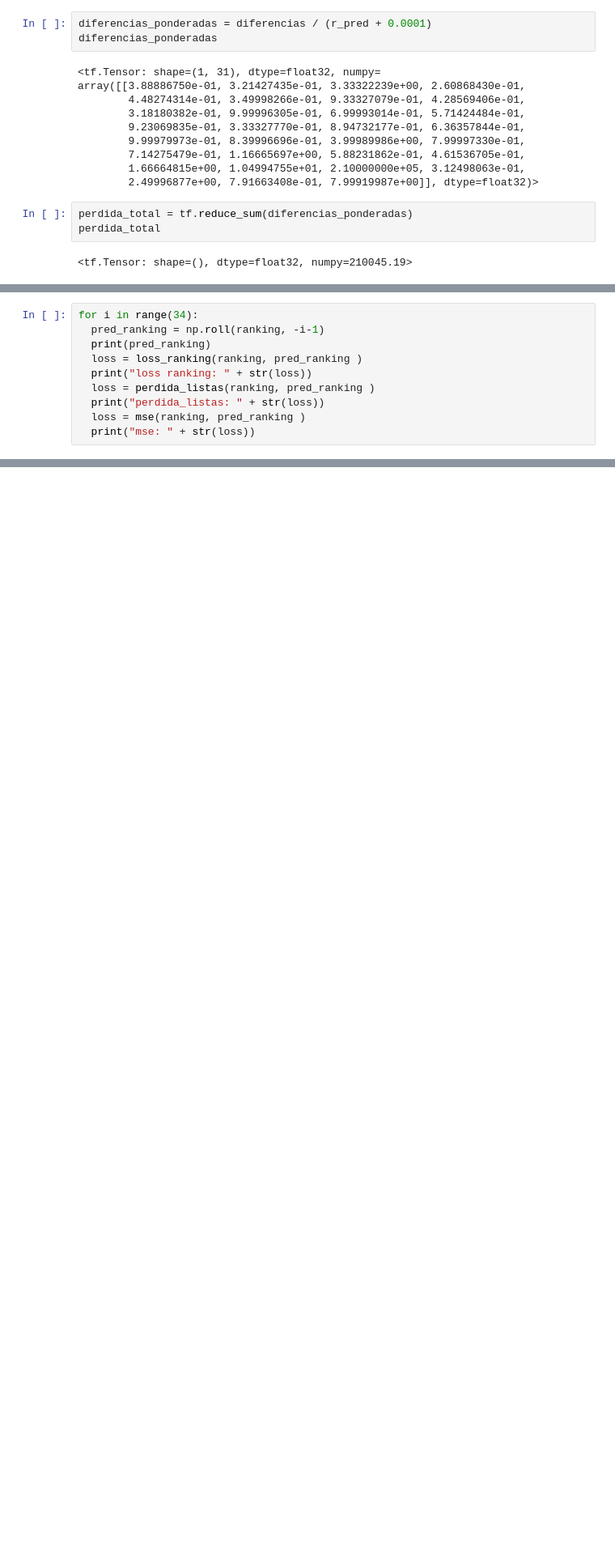
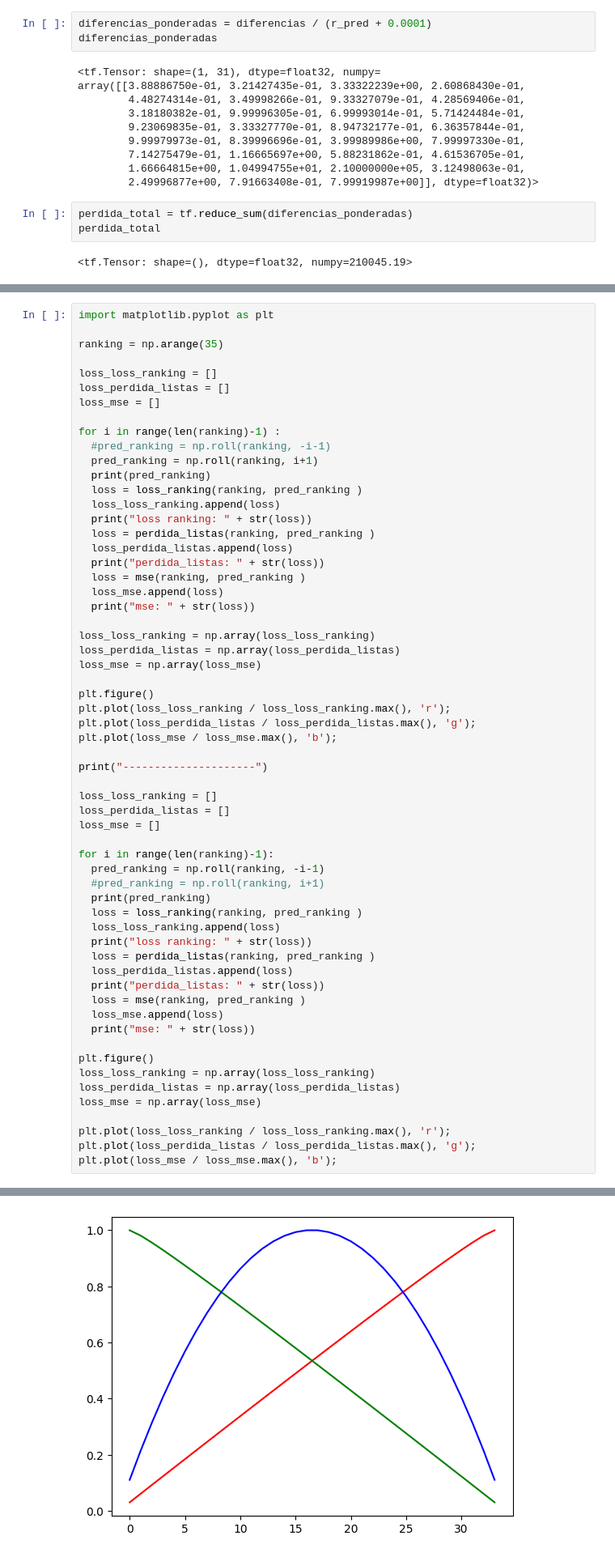
Before and after one commit to tintenderete/TFM, a Jupyter notebook: C_funcion_perdida_1.ipynb, the cells around one changed output, grey strips where cells are left out. Shown at 81% size. Saved outputs shown, nothing was run; the diff lists cells and outputs as text; blank space fills up the shorter version.

```diff
--- a/C_funcion_perdida_1.ipynb
+++ b/C_funcion_perdida_1.ipynb
@@ -249,10 +255,0 @@ array([ 0,  1,  2,  3,  4,  5,  6,  7,  8,  9, 10, 11, 12, 13, 14, 15, 16,
-# %%
-for i in range(34):
-  pred_ranking = np.roll(ranking, -i-1)
-  print(pred_ranking)
-  loss = loss_ranking(ranking, pred_ranking )
-  print("loss ranking: " + str(loss))
-  loss = perdida_listas(ranking, pred_ranking )
-  print("perdida_listas: " + str(loss))
-  loss = mse(ranking, pred_ranking )
-  print("mse: " + str(loss))
@@ -276,0 +256,61 @@ mse: tf.Tensor(68.0, shape=(), dtype=float32)
+# %%
+import matplotlib.pyplot as plt
+
+ranking = np.arange(35)
+
+loss_loss_ranking = []
+loss_perdida_listas = []
+loss_mse = []
+
+for i in range(len(ranking)-1) :
+  #pred_ranking = np.roll(ranking, -i-1)
+  pred_ranking = np.roll(ranking, i+1)
+  print(pred_ranking)
+  loss = loss_ranking(ranking, pred_ranking )
+  loss_loss_ranking.append(loss)
+  print("loss ranking: " + str(loss))
+  loss = perdida_listas(ranking, pred_ranking )
+  loss_perdida_listas.append(loss)
+  print("perdida_listas: " + str(loss))
+  loss = mse(ranking, pred_ranking )
+  loss_mse.append(loss)
+  print("mse: " + str(loss))
+
+loss_loss_ranking = np.array(loss_loss_ranking)
+loss_perdida_listas = np.array(loss_perdida_listas)
+loss_mse = np.array(loss_mse)
+
+plt.figure()
+plt.plot(loss_loss_ranking / loss_loss_ranking.max(), 'r');
+plt.plot(loss_perdida_listas / loss_perdida_listas.max(), 'g');
+plt.plot(loss_mse / loss_mse.max(), 'b');
+
+print("---------------------")
+
+loss_loss_ranking = []
+loss_perdida_listas = []
+loss_mse = []
+
+for i in range(len(ranking)-1):
+  pred_ranking = np.roll(ranking, -i-1)
+  #pred_ranking = np.roll(ranking, i+1)
+  print(pred_ranking)
+  loss = loss_ranking(ranking, pred_ranking )
+  loss_loss_ranking.append(loss)
+  print("loss ranking: " + str(loss))
+  loss = perdida_listas(ranking, pred_ranking )
+  loss_perdida_listas.append(loss)
+  print("perdida_listas: " + str(loss))
+  loss = mse(ranking, pred_ranking )
+  loss_mse.append(loss)
+  print("mse: " + str(loss))
+
+plt.figure()
+loss_loss_ranking = np.array(loss_loss_ranking)
+loss_perdida_listas = np.array(loss_perdida_listas)
+loss_mse = np.array(loss_mse)
+
+plt.plot(loss_loss_ranking / loss_loss_ranking.max(), 'r');
+plt.plot(loss_perdida_listas / loss_perdida_listas.max(), 'g');
+plt.plot(loss_mse / loss_mse.max(), 'b');
+# %% [output]
@@ -276,0 +334 @@ mse: tf.Tensor(68.0, shape=(), dtype=float32)
+[figure, added]
```
Also changed, not shown: parts of 19 cells of this notebook.
